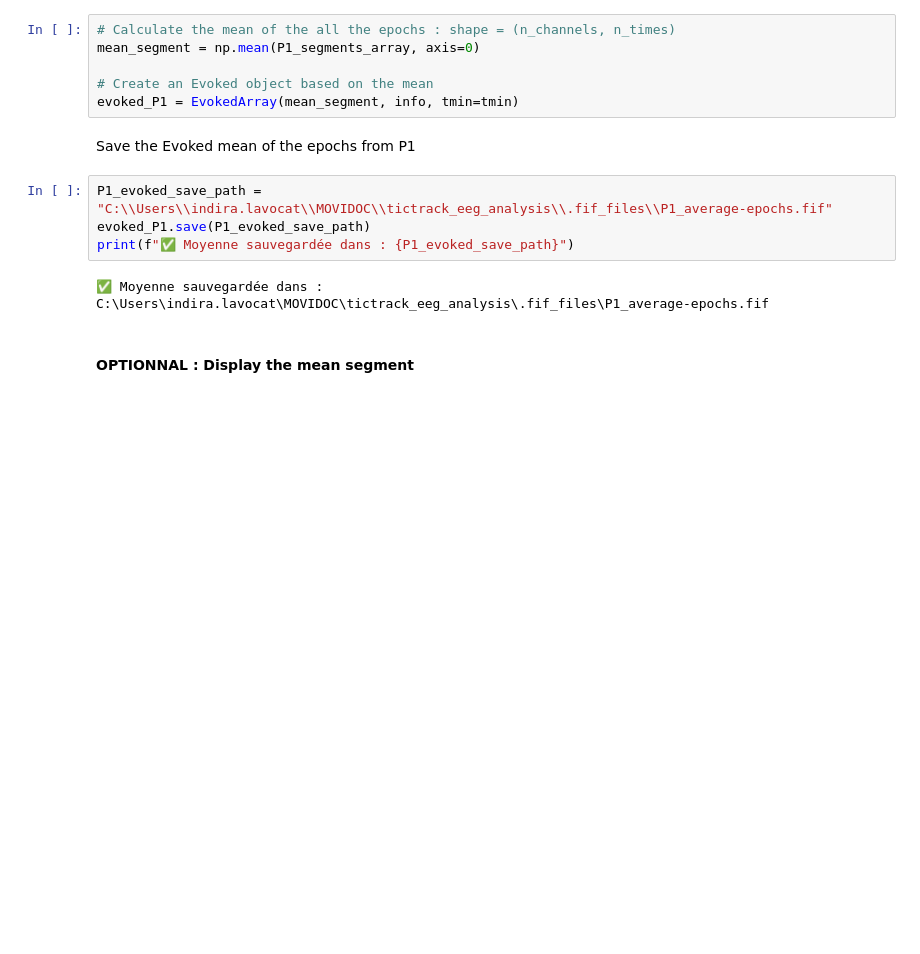
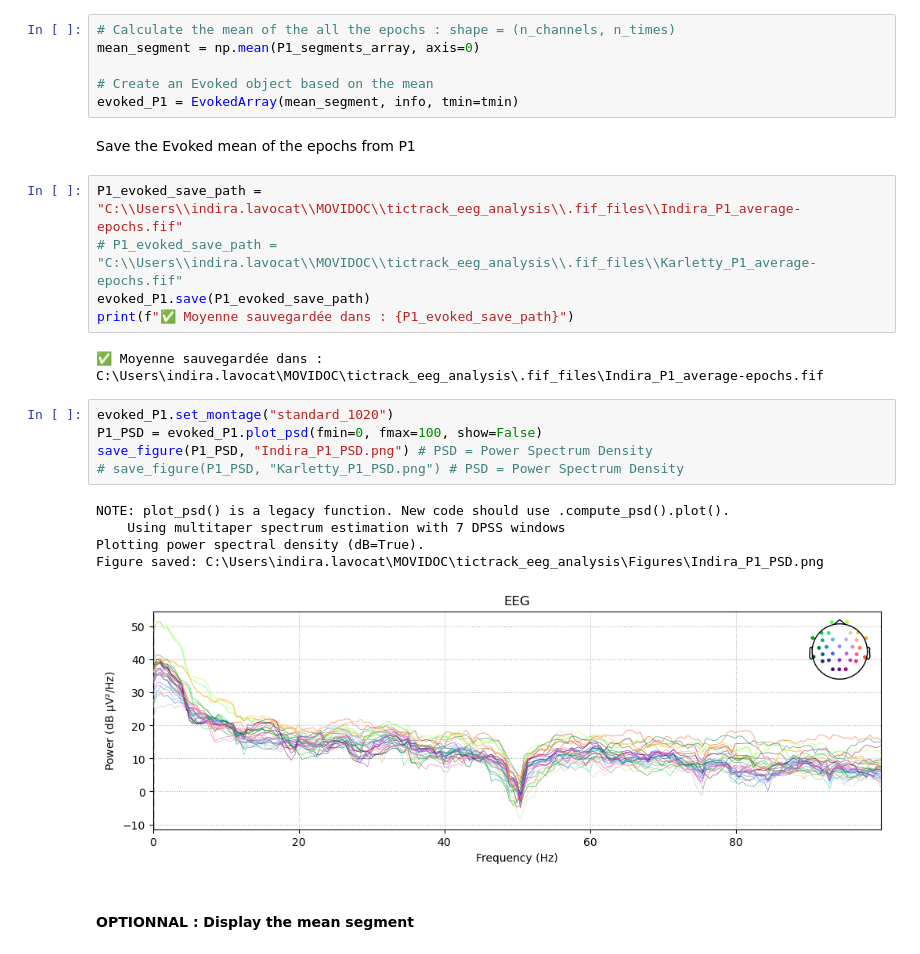
Before and after one commit to Movidoc/tictrack_eeg_analysis, a Jupyter notebook: 01_Movidoc_tictrack_prepro.ipynb, the cells around one changed output. Saved outputs shown, nothing was run; the diff lists cells and outputs as text; blank space fills up the shorter version.

```diff
--- a/01_Movidoc_tictrack_prepro.ipynb
+++ b/01_Movidoc_tictrack_prepro.ipynb
@@ -427,11 +443,23 @@ evoked_P1 = EvokedArray(mean_segment, info, tmin=tmin)
 # %% [markdown]
 Save the Evoked mean of the epochs from P1
 # %%
-P1_evoked_save_path = "C:\\Users\\indira.lavocat\\MOVIDOC\\tictrack_eeg_analysis\\.fif_files\\P1_average-epochs.fif"
+P1_evoked_save_path = "C:\\Users\\indira.lavocat\\MOVIDOC\\tictrack_eeg_analysis\\.fif_files\\Indira_P1_average-epochs.fif"
+# P1_evoked_save_path = "C:\\Users\\indira.lavocat\\MOVIDOC\\tictrack_eeg_analysis\\.fif_files\\Karletty_P1_average-epochs.fif"
 evoked_P1.save(P1_evoked_save_path)
 print(f"✅ Moyenne sauvegardée dans : {P1_evoked_save_path}")
 # %% [output]
-✅ Moyenne sauvegardée dans : C:\Users\indira.lavocat\MOVIDOC\tictrack_eeg_analysis\.fif_files\P1_average-epochs.fif
+✅ Moyenne sauvegardée dans : C:\Users\indira.lavocat\MOVIDOC\tictrack_eeg_analysis\.fif_files\Indira_P1_average-epochs.fif
+# %%
+evoked_P1.set_montage("standard_1020")
+P1_PSD = evoked_P1.plot_psd(fmin=0, fmax=100, show=False)
+save_figure(P1_PSD, "Indira_P1_PSD.png") # PSD = Power Spectrum Density
+# save_figure(P1_PSD, "Karletty_P1_PSD.png") # PSD = Power Spectrum Density
+# %% [output]
+NOTE: plot_psd() is a legacy function. New code should use .compute_psd().plot().
+    Using multitaper spectrum estimation with 7 DPSS windows
+Plotting power spectral density (dB=True).
+Figure saved: C:\Users\indira.lavocat\MOVIDOC\tictrack_eeg_analysis\Figures\Indira_P1_PSD.png
+[figure, added]
 # %% [markdown]
 #### OPTIONNAL : Display the mean segment
 # %%
```
Also changed, not shown: parts of 20 cells of this notebook, 31 other files.
